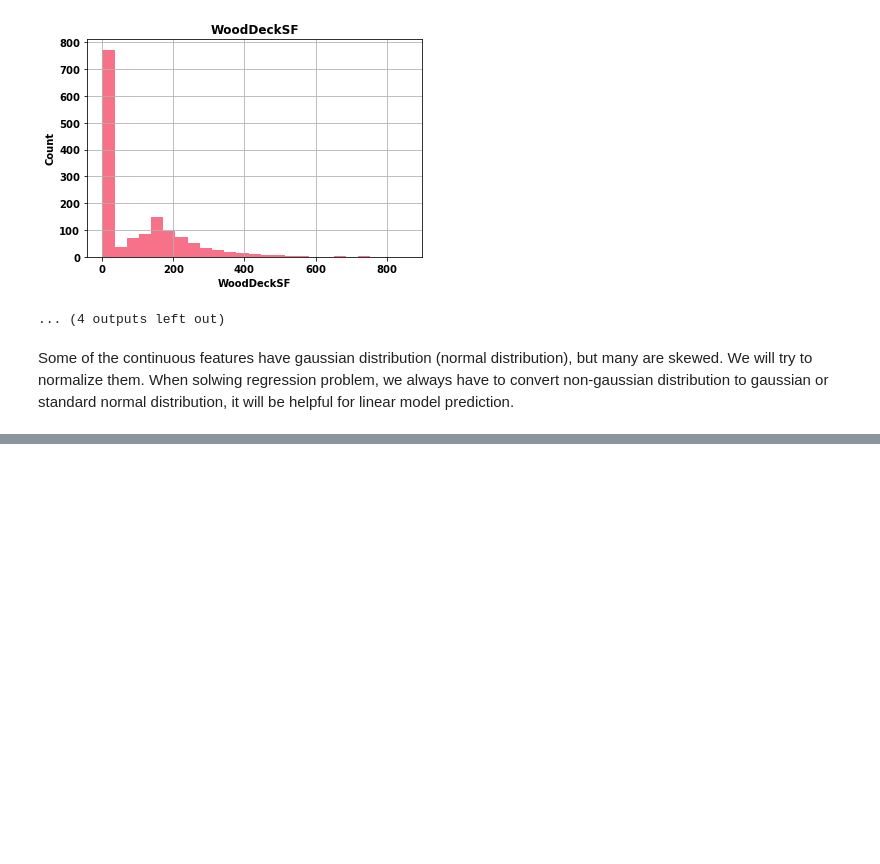
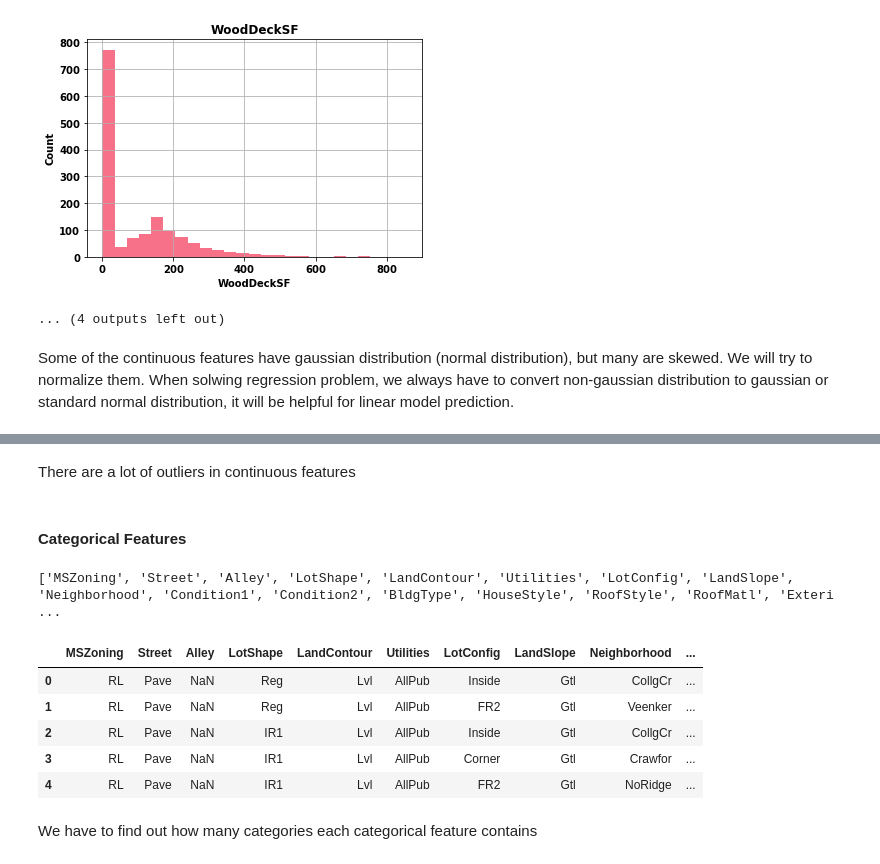
Before and after one commit to tigju/house-price-prediction, a Jupyter notebook: data_analysis.ipynb, the cells around one changed output, grey strips where cells are left out. Cells and saved outputs as stored; diff of their text form; code cells hidden in the pictures; blank space fills up the shorter version.

```diff
--- a/data_analysis.ipynb
+++ b/data_analysis.ipynb
@@ -304,0 +345,20 @@ When solwing regression problem, we always have to convert non-gaussian distribu
+# %% [markdown]
+There are a lot of outliers in continuous features
+# %% [markdown]
+#### Categorical Features
+# %%
+categorical_features = [feature for feature in df.columns if df[feature].dtypes == "O"]
+print(categorical_features)
+# %% [output]
+['MSZoning', 'Street', 'Alley', 'LotShape', 'LandContour', 'Utilities', 'LotConfig', 'LandSlope', 'Neighborhood', 'Condition1', 'Condition2', 'BldgType', 'HouseStyle', 'RoofStyle', 'RoofMatl', 'Exteri ...
+# %%
+df[categorical_features].head()
+# %% [output]
+|  | MSZoning | Street | Alley | LotShape | LandContour | Utilities | LotConfig | LandSlope | Neighborhood | ... |
+| 0 | RL | Pave | NaN | Reg | Lvl | AllPub | Inside | Gtl | CollgCr | ... |
+| 1 | RL | Pave | NaN | Reg | Lvl | AllPub | FR2 | Gtl | Veenker | ... |
+| 2 | RL | Pave | NaN | IR1 | Lvl | AllPub | Inside | Gtl | CollgCr | ... |
+| 3 | RL | Pave | NaN | IR1 | Lvl | AllPub | Corner | Gtl | Crawfor | ... |
+| 4 | RL | Pave | NaN | IR1 | Lvl | AllPub | FR2 | Gtl | NoRidge | ... |
+# %% [markdown]
+We have to find out how many categories each categorical feature contains
```
Also changed, not shown: parts of 6 cells of this notebook.
